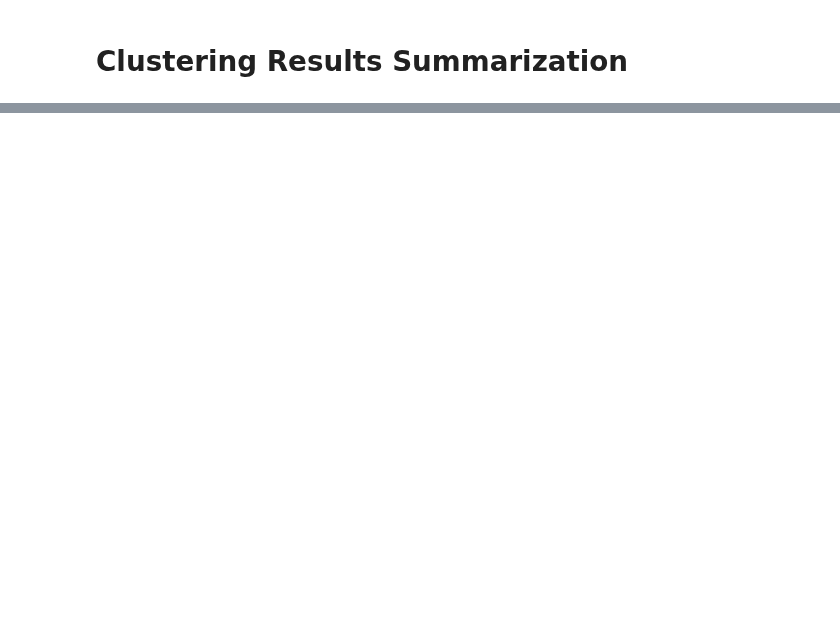
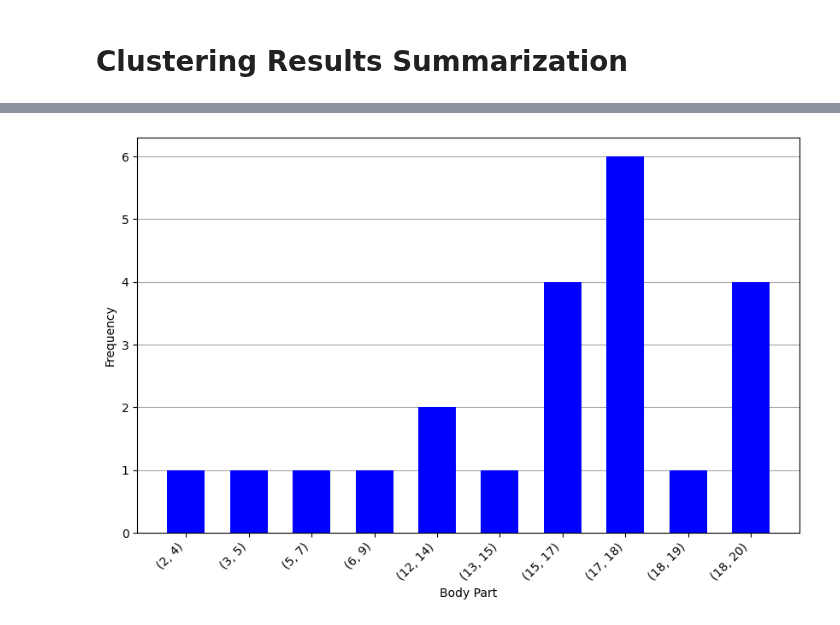
Before and after one commit to gaggioaxel/OoM-Thesis, a Jupyter notebook: code/src/ClusteringOoM.ipynb, the cells around one changed output, grey strips where cells are left out. Drawn from its saved outputs; the diff is of its cells as text; code cells hidden in the pictures; blank space fills up the shorter version.

```diff
--- a/code/src/ClusteringOoM.ipynb
+++ b/code/src/ClusteringOoM.ipynb
@@ -1556,3 +1544,38 @@ print(sum(accuracy) / len(annotations))
+# %%
+from collections import Counter
+
+all_ooms = []
+x_labels = []
+for i,sample in enumerate(annotations):
+    if '(A)' in sample or '(B)' in sample:
+        folder, trial, fragId, _, OoM, startSec, endSec = sample.replace(' ','').split(',')[:7]
+    else:
+        folder, trial, fragId, OoM, startSec, endSec = sample.replace(' ','').split(',')[:6]
+    OoM = tuple(map(int, OoM.strip('[]').split('-')))
+    x_labels.append(OoM)
+    all_ooms.append(OoM if accuracy[i] else (-1,-1))
+
+x_labels = sorted(set(all_ooms))[1:]
+y_values = [count for _,count in sorted(Counter(all_ooms).items())][1:]
+
+plt.figure(figsize=(10, 6))
+plt.grid(True, linestyle='-', axis='y',alpha=0.7,c='gray')
+#plt.axhline(average, color='blue', linestyle='--', zorder=0)
+plt.bar(range(0,len(x_labels)), y_values, color='blue',width=0.6)
+plt.xticks(range(0,len(x_labels)),x_labels,rotation=45, ha='right')
+plt.yticks(range(max(y_values)+1))
+plt.xlabel('Body Part')
+plt.ylabel('Frequency')
+#plt.title('Distribuzione joints dataset')
+
+#plt.annotate(f'Media con annotazioni: {average:.2f}', xy=(6, average), xytext=(2,average+3),
+#             arrowprops=dict(facecolor='blue', arrowstyle='->'), color='black')
+
+plt.gca().set_axisbelow(True)
+#plt.legend()
+plt.show()
+# %% [output]
+[figure, added]
 # %%
 import matplotlib.pyplot as plt
 import numpy as np
```
Also changed, not shown: parts of 6 cells of this notebook, 4 other files.
